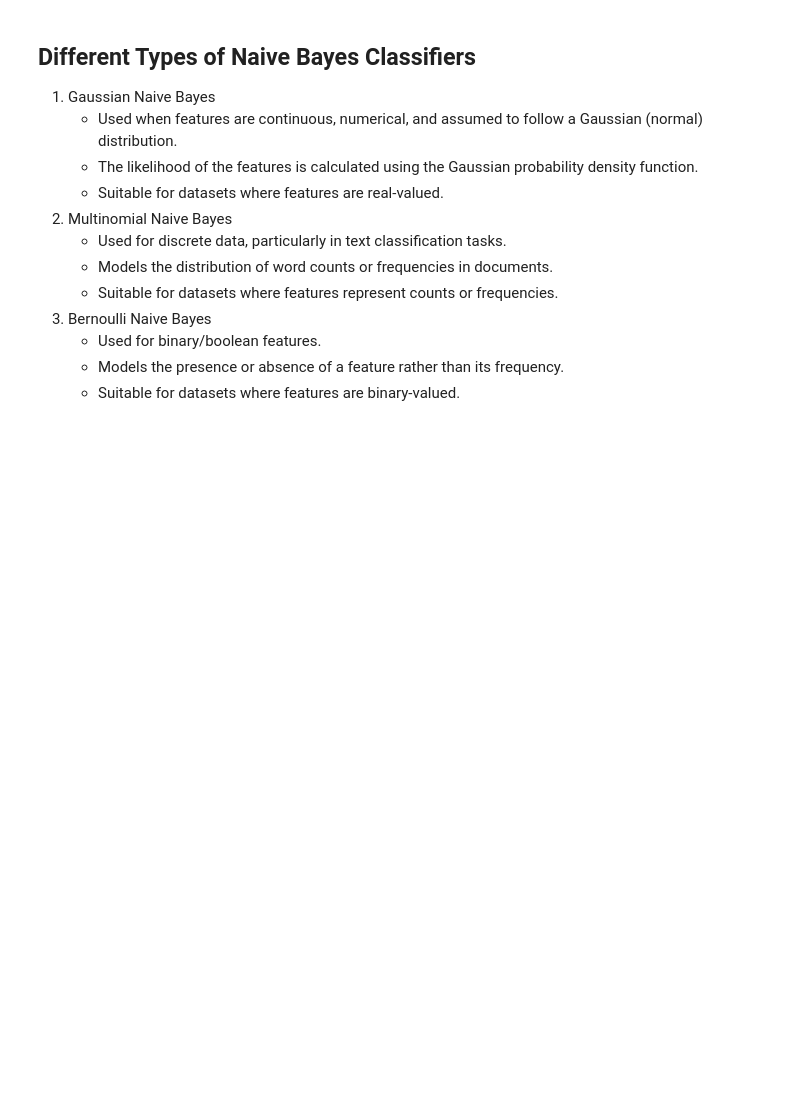
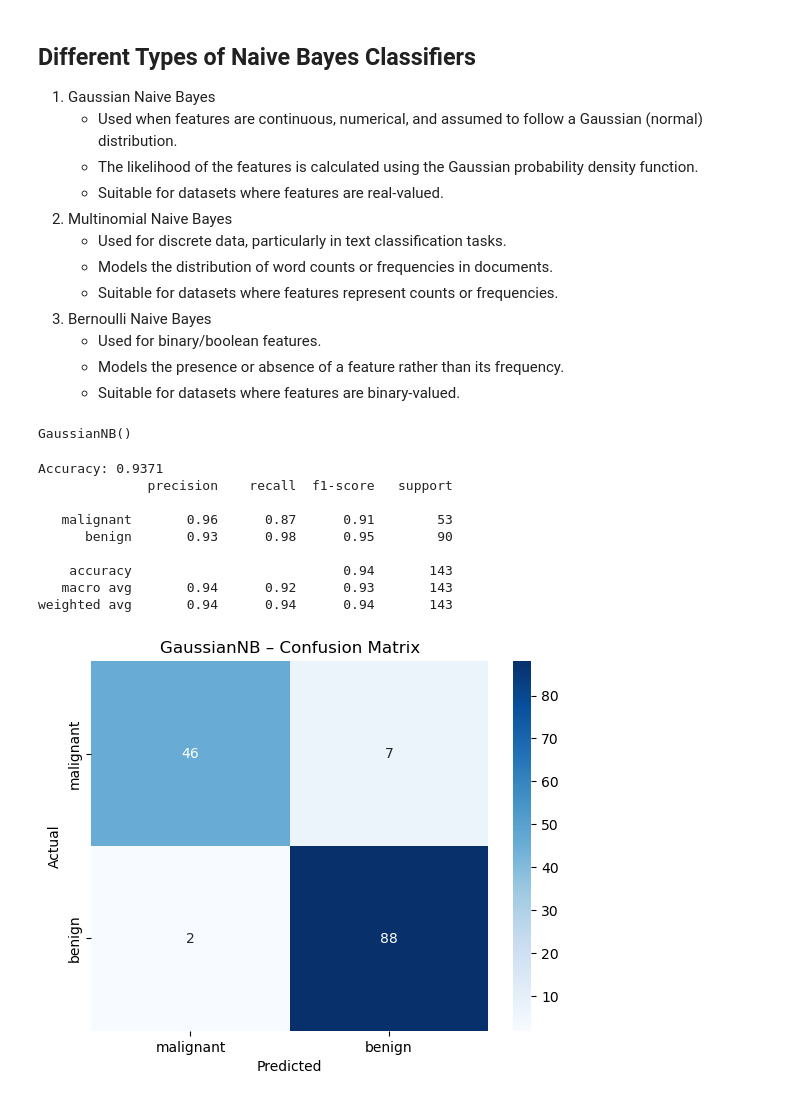
Before and after one commit to himadree-chaudhury/AI-ML-Foundation, a Jupyter notebook: Supervised Learning/module_16.ipynb, the cells around one changed output. Cells and saved outputs as stored; diff of their text form; code cells hidden in the pictures; blank space fills up the shorter version.

Commit message:
perf(NBA): add implementation of different Naive Bayes classifiers

```diff
--- a/Supervised Learning/module_16.ipynb
+++ b/Supervised Learning/module_16.ipynb
@@ -105,7 +105,47 @@ Since $p(spam|offer, free) > p(not spam|offer, free)$, we classify the email as
 # %%
 # Gaussian Naive Bayes
 from sklearn.datasets import load_breast_cancer
+from sklearn.model_selection import train_test_split
+from sklearn.naive_bayes import GaussianNB
 
 data = load_breast_cancer()
 X = data.data
 y = data.target
+
+X_train, X_test, y_train, y_test = train_test_split(
+    X, y, test_size = 0.25, random_state=42, stratify=y
+)
+gnb = GaussianNB()
+gnb.fit(X_train, y_train)
+# %% [output]
+GaussianNB()
+# %%
+from sklearn.metrics import accuracy_score, classification_report, confusion_matrix
+import seaborn as sns
+import matplotlib.pyplot as plt
+
+y_pred = gnb.predict(X_test)
+acc = accuracy_score(y_test, y_pred)
+print(f"Accuracy: {acc:.4f}")
+print(classification_report(y_test, y_pred, target_names=data.target_names))
+
+cm = confusion_matrix(y_test, y_pred)
+
+sns.heatmap(cm, annot=True, fmt='d', cmap='Blues',
+            xticklabels=data.target_names,
+            yticklabels=data.target_names)
+plt.xlabel('Predicted')
+plt.ylabel('Actual')
+plt.title('GaussianNB – Confusion Matrix')
+plt.show()
+# %% [output]
+Accuracy: 0.9371
+              precision    recall  f1-score   support
+
+   malignant       0.96      0.87      0.91        53
+      benign       0.93      0.98      0.95        90
+
+    accuracy                           0.94       143
+   macro avg       0.94      0.92      0.93       143
+weighted avg       0.94      0.94      0.94       143
+[figure, added]
```
Also changed, not shown: parts of 5 cells of this notebook, 1 other file.
